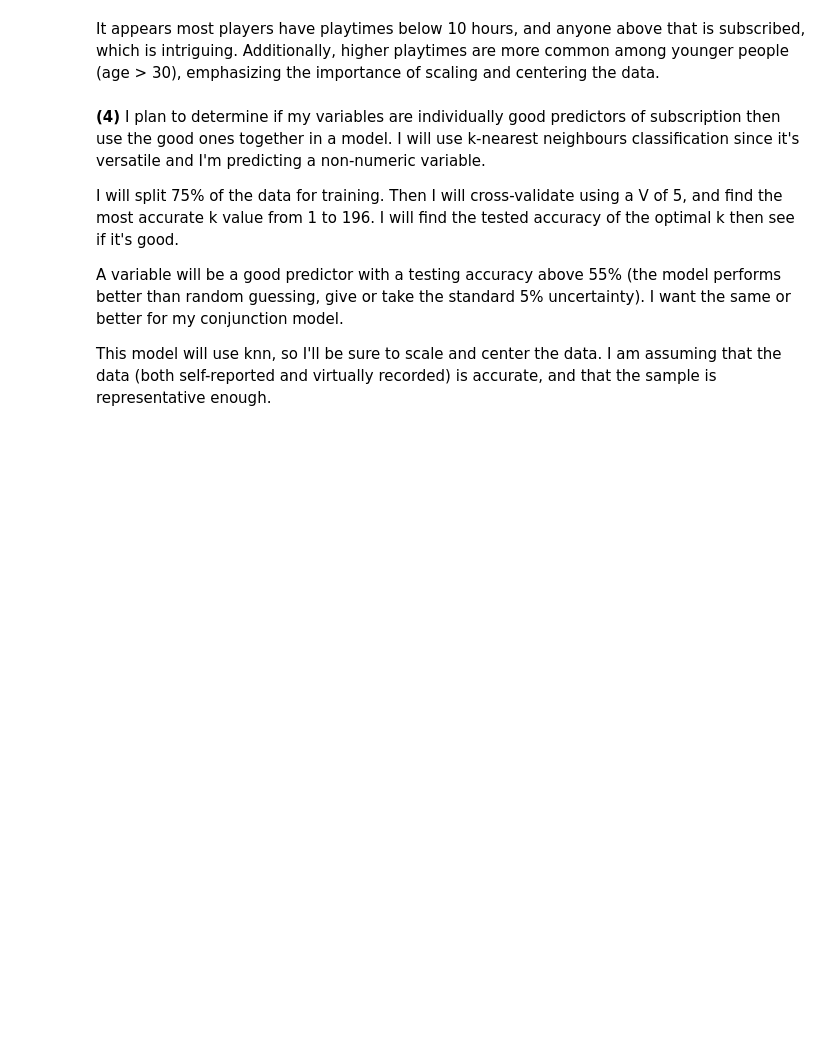
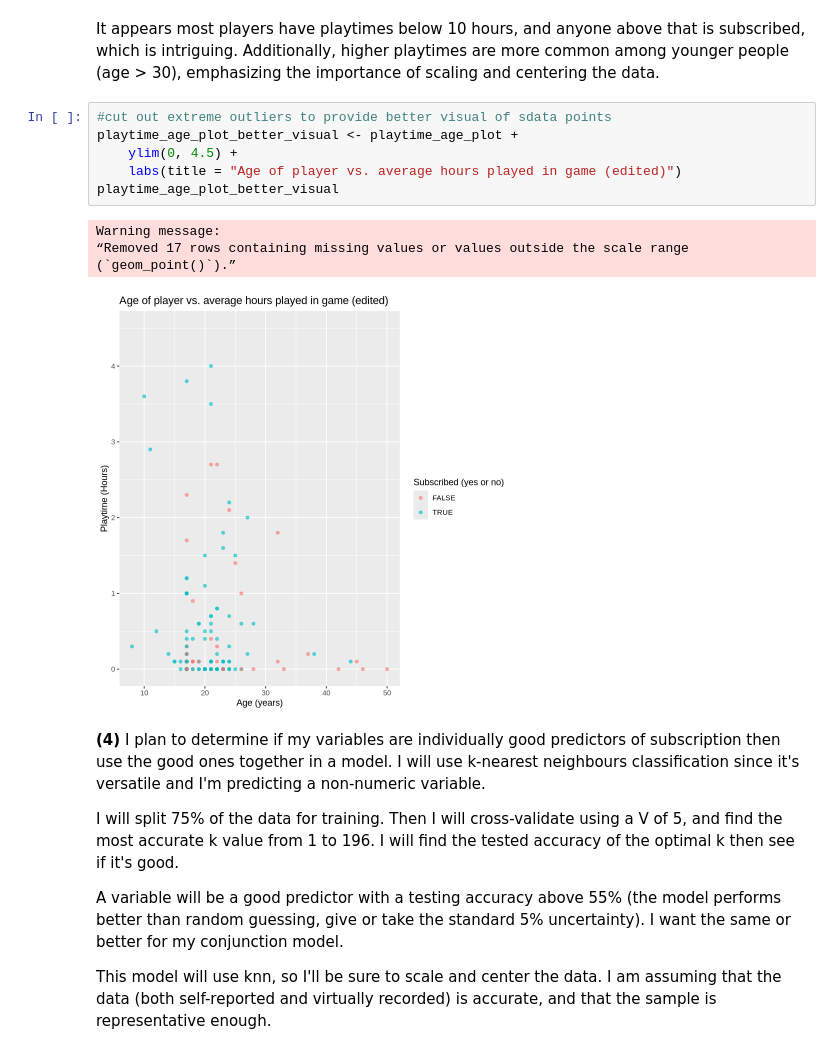
Before and after one commit to nothingbutash/dsci-100-2024w2-group-006-2, a Jupyter notebook: Project.ipynb, the cells around one changed output. Cells and saved outputs as stored; diff of their text form; blank space fills up the shorter version.

Commit message:
Added zoomed in graph with no outliers for better visual

```diff
--- a/Project.ipynb
+++ b/Project.ipynb
@@ -191,6 +191,17 @@ Warning message:
 [figure]
 # %% [markdown]
 It appears most players have playtimes below 10 hours, and anyone above that is subscribed, which is intriguing. Additionally, higher playtimes are more common among younger people (age > 30), emphasizing the importance of scaling and centering the data.
+# %%
+#cut out extreme outliers to provide better visual of sdata points
+playtime_age_plot_better_visual <- playtime_age_plot +
+    ylim(0, 4.5) +
+    labs(title = "Age of player vs. average hours played in game (edited)")
+playtime_age_plot_better_visual
+# %% [output]
+Warning message:
+“Removed 17 rows containing missing values or values outside the scale range
+(`geom_point()`).”
+[figure, added]
 # %% [markdown]
 **(4)**
 I plan to determine if my variables are individually good predictors of subscription then use the good ones together in a model. I will use k-nearest neighbours classification since it's versatile and I'm predicting a non-numeric variable.
```
